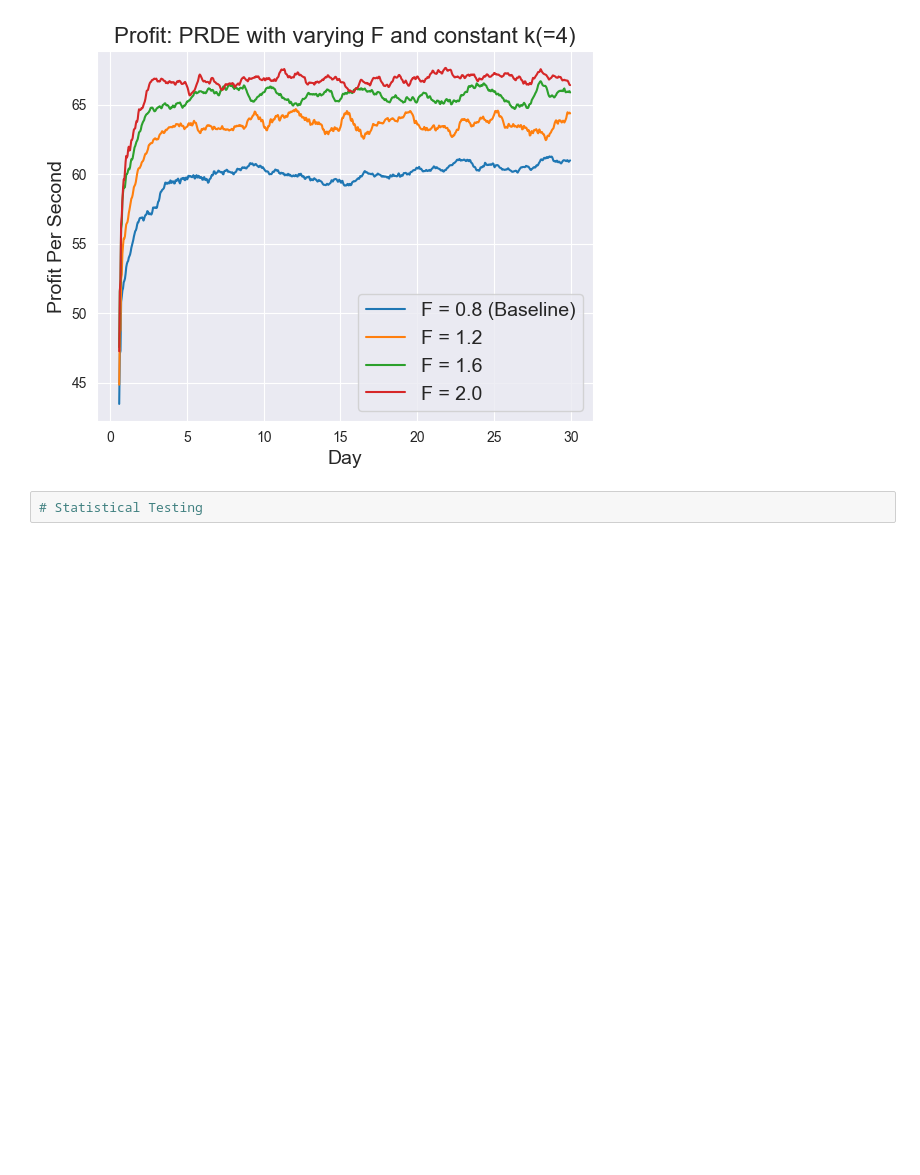
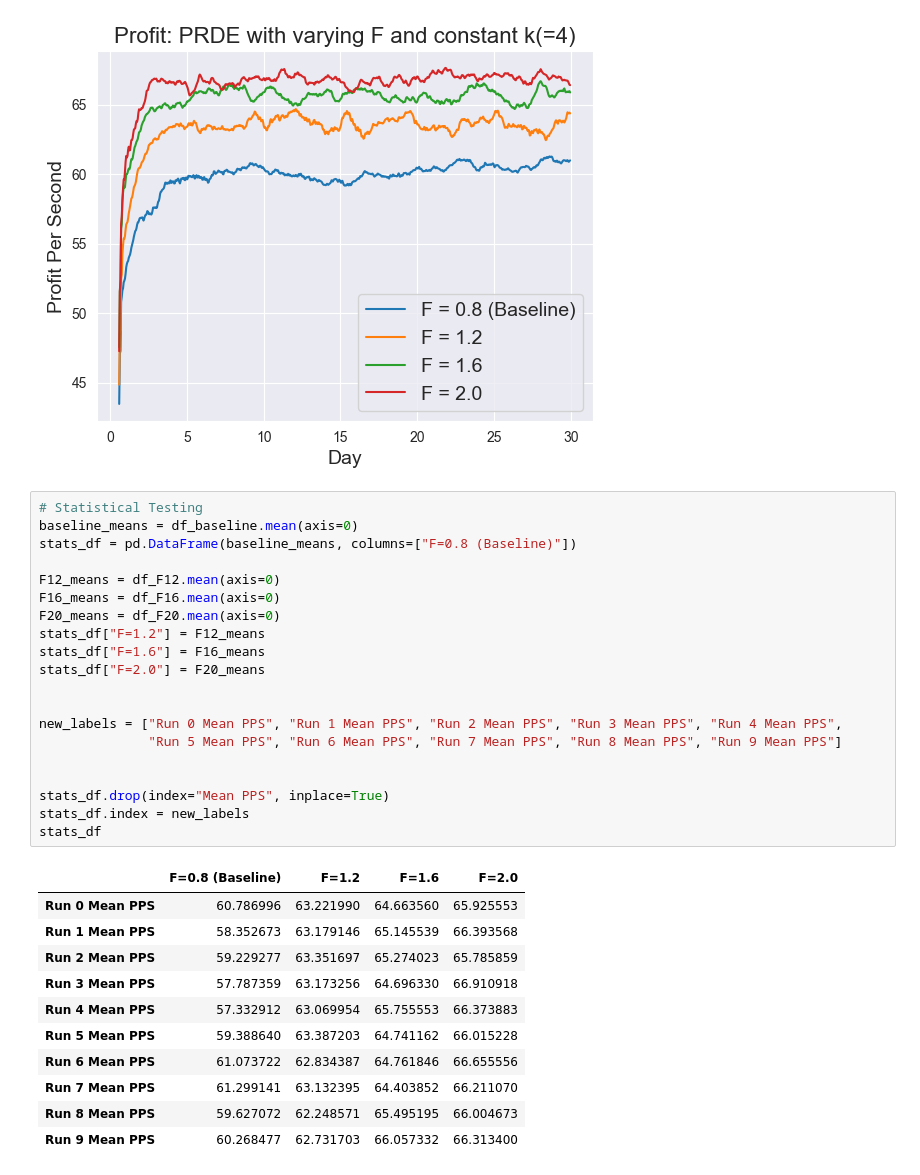
Before and after one commit to MJ-Peters/INFT-Coursework-PRDE-Trader-Evaluation-and-Improvement, a Jupyter notebook: Investigating K and F/F Experiment/F Data Analysis.ipynb, the cells around one changed output. Saved outputs shown, nothing was run; the diff lists cells and outputs as text; blank space fills up the shorter version.

```diff
--- a/Investigating K and F/F Experiment/F Data Analysis.ipynb
+++ b/Investigating K and F/F Experiment/F Data Analysis.ipynb
@@ -222,5 +222,35 @@ plt.savefig("PRDE F Investigation.png")
 plt.show()
 # %% [output]
 [figure]
-# %%
-# Statistical Testing
+# %%
+# Statistical Testing
+baseline_means = df_baseline.mean(axis=0)
+stats_df = pd.DataFrame(baseline_means, columns=["F=0.8 (Baseline)"])
+
+F12_means = df_F12.mean(axis=0)
+F16_means = df_F16.mean(axis=0)
+F20_means = df_F20.mean(axis=0)
+stats_df["F=1.2"] = F12_means
+stats_df["F=1.6"] = F16_means
+stats_df["F=2.0"] = F20_means
+
+
+new_labels = ["Run 0 Mean PPS", "Run 1 Mean PPS", "Run 2 Mean PPS", "Run 3 Mean PPS", "Run 4 Mean PPS",
+              "Run 5 Mean PPS", "Run 6 Mean PPS", "Run 7 Mean PPS", "Run 8 Mean PPS", "Run 9 Mean PPS"]
+
+
+stats_df.drop(index="Mean PPS", inplace=True)
+stats_df.index = new_labels
+stats_df
+# %% [output]
+|  | F=0.8 (Baseline) | F=1.2 | F=1.6 | F=2.0 |
+| Run 0 Mean PPS | 60.786996 | 63.221990 | 64.663560 | 65.925553 |
+| Run 1 Mean PPS | 58.352673 | 63.179146 | 65.145539 | 66.393568 |
+| Run 2 Mean PPS | 59.229277 | 63.351697 | 65.274023 | 65.785859 |
+| Run 3 Mean PPS | 57.787359 | 63.173256 | 64.696330 | 66.910918 |
+| Run 4 Mean PPS | 57.332912 | 63.069954 | 65.755553 | 66.373883 |
+| Run 5 Mean PPS | 59.388640 | 63.387203 | 64.741162 | 66.015228 |
+| Run 6 Mean PPS | 61.073722 | 62.834387 | 64.761846 | 66.655556 |
+| Run 7 Mean PPS | 61.299141 | 63.132395 | 64.403852 | 66.211070 |
+| Run 8 Mean PPS | 59.627072 | 62.248571 | 65.495195 | 66.004673 |
+| Run 9 Mean PPS | 60.268477 | 62.731703 | 66.057332 | 66.313400 |
```
Also changed, not shown: parts of 5 cells of this notebook.
